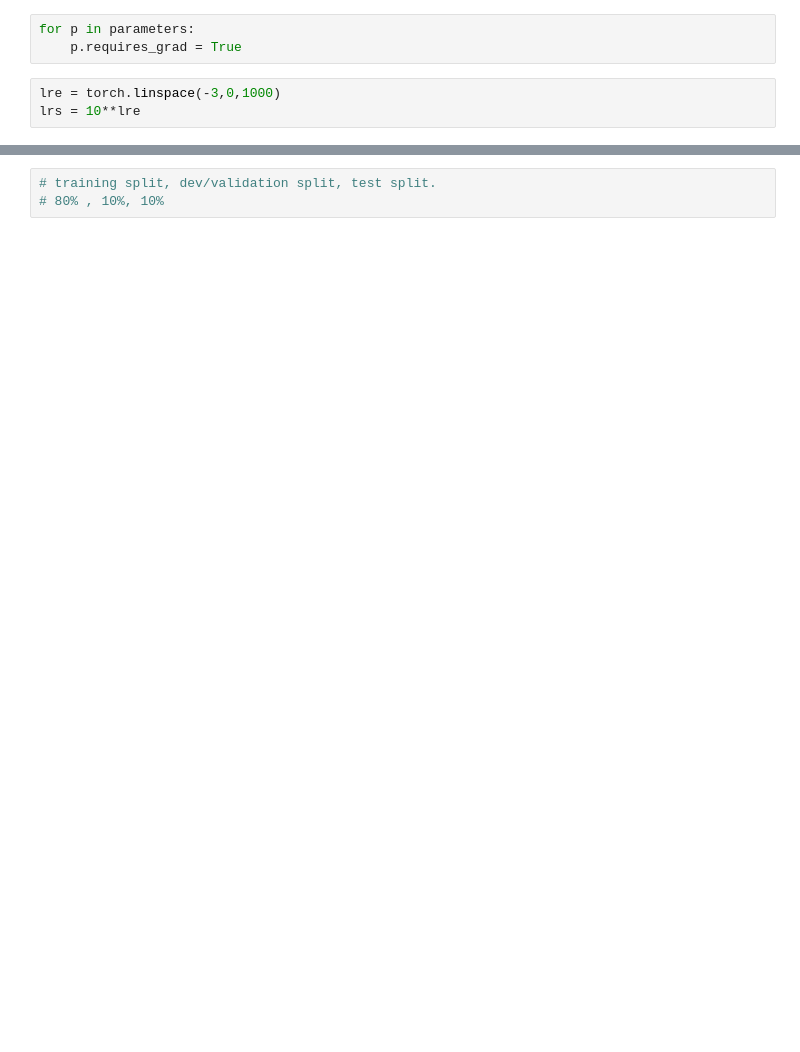
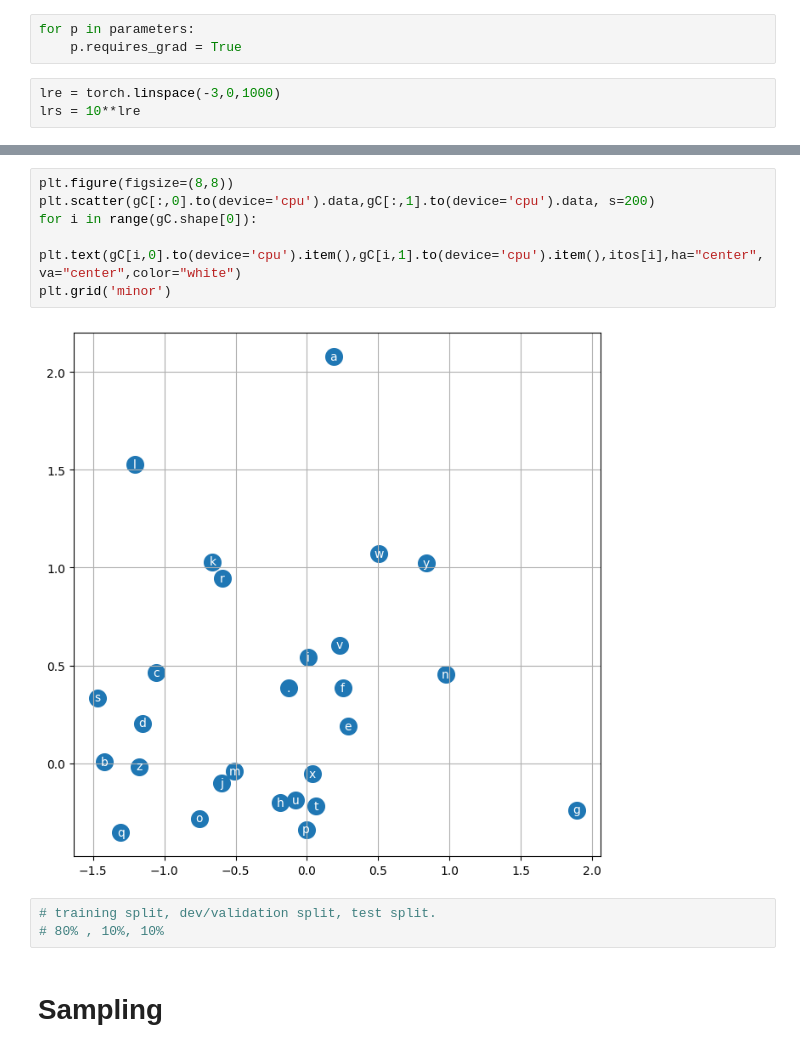
Before and after one commit to ch40xx/makemore, a Jupyter notebook: MakemoreMLP.ipynb, the cells around one changed output, grey strips where cells are left out. Cells and saved outputs as stored; diff of their text form; blank space fills up the shorter version.

```diff
--- a/MakemoreMLP.ipynb
+++ b/MakemoreMLP.ipynb
@@ -530,3 +572,13 @@ print(loss.item())
+# %%
+plt.figure(figsize=(8,8))
+plt.scatter(gC[:,0].to(device='cpu').data,gC[:,1].to(device='cpu').data, s=200)
+for i in range(gC.shape[0]):
+    plt.text(gC[i,0].to(device='cpu').item(),gC[i,1].to(device='cpu').item(),itos[i],ha="center",va="center",color="white")
+plt.grid('minor')
+# %% [output]
+[figure, added]
 # %%
 # training split, dev/validation split, test split.
 # 80% , 10%, 10%
+# %% [markdown]
+# Sampling
```
Also changed, not shown: parts of 18 cells of this notebook.
